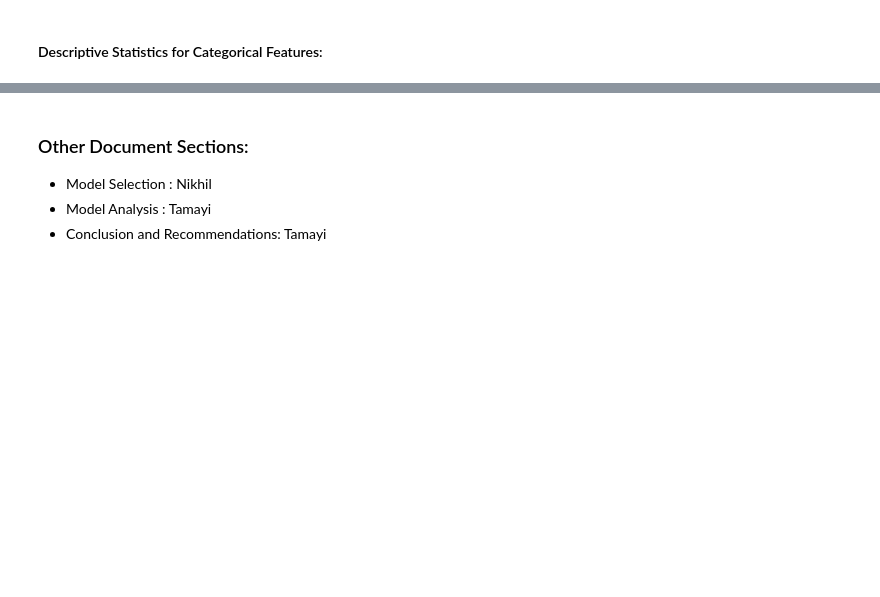
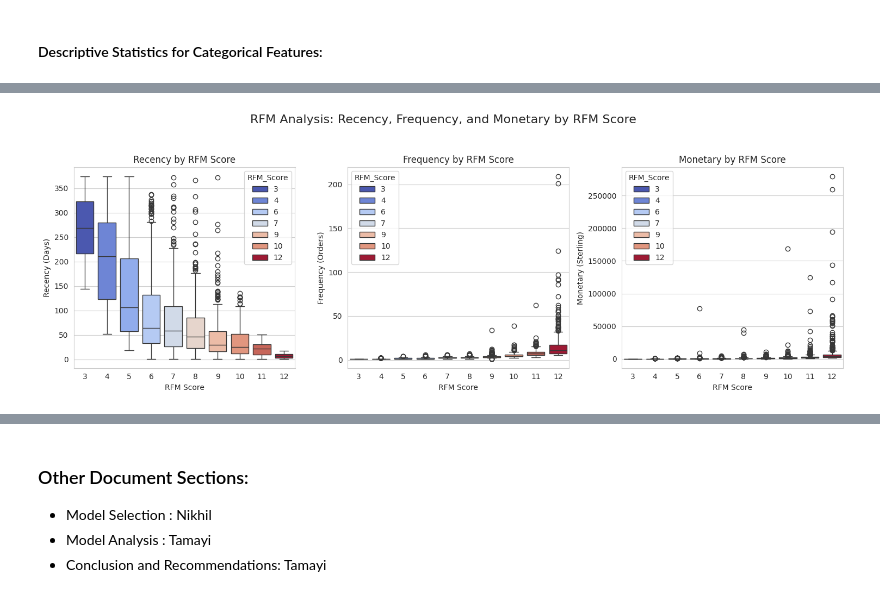
Before and after one commit to nbembi/AA_500_USD_Group9_CustomerSegmentation, a Jupyter notebook: Team_9_Notebook.ipynb, the cells around one changed output, grey strips where cells are left out. Saved outputs shown, nothing was run; the diff lists cells and outputs as text; code cells hidden in the pictures; blank space fills up the shorter version.

```diff
--- a/Team_9_Notebook.ipynb
+++ b/Team_9_Notebook.ipynb
@@ -363,0 +546,27 @@ Cancellations: 0
+# %%
+plt.figure(figsize=(15, 5))
+plt.suptitle('RFM Analysis: Recency, Frequency, and Monetary by RFM Score', fontsize=16, y=1.05)
+
+plt.subplot(1, 3, 1)
+sns.boxplot(x='RFM_Score', y='Recency', hue='RFM_Score', data=rfm, palette='coolwarm')
+plt.title('Recency by RFM Score')
+plt.xlabel('RFM Score')
+plt.ylabel('Recency (Days)')
+
+plt.subplot(1, 3, 2)
+sns.boxplot(x='RFM_Score', y='Frequency', hue='RFM_Score', data=rfm, palette='coolwarm')
+plt.title('Frequency by RFM Score')
+plt.xlabel('RFM Score')
+plt.ylabel('Frequency (Orders)')
+
+plt.subplot(1, 3, 3)
+sns.boxplot(x='RFM_Score', y='Monetary', hue='RFM_Score', data=rfm, palette='coolwarm')
+plt.title('Monetary by RFM Score')
+plt.xlabel('RFM Score')
+plt.ylabel('Monetary (Sterling)')
+
+plt.tight_layout()
+plt.show()
+plt.close()
+# %% [output]
+[figure, added]
```
Also changed, not shown: parts of 34 cells of this notebook.
